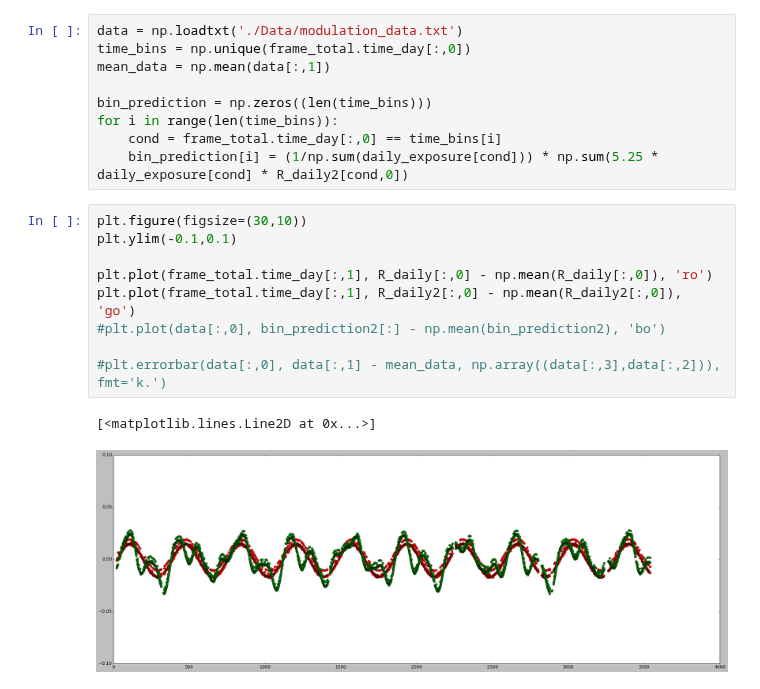
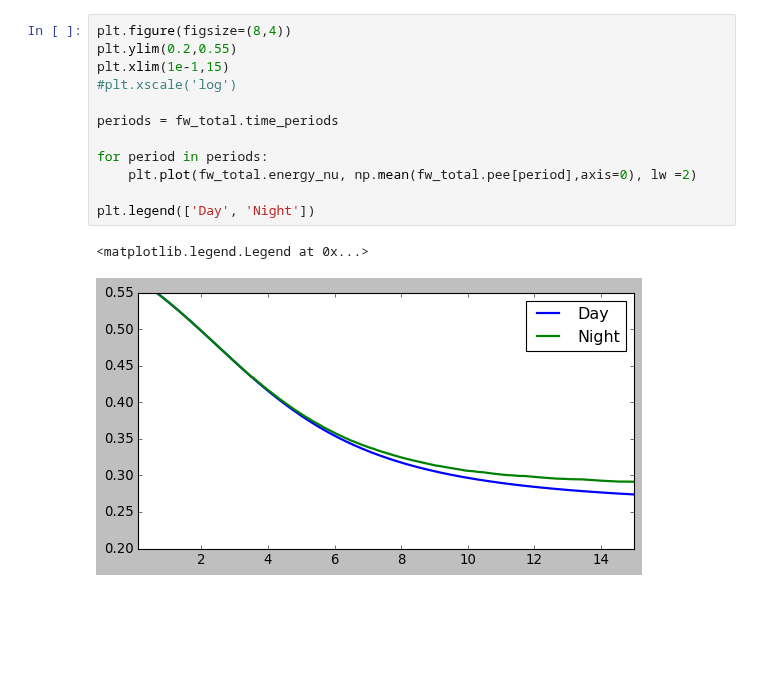
Before and after one commit to SaeedAnsarifard/NeuMod, a Jupyter notebook: Tutorial_DN.ipynb, the cells around one changed output. Drawn from its saved outputs; the diff is of its cells as text; blank space fills up the shorter version.

```diff
--- a/Tutorial_DN.ipynb
+++ b/Tutorial_DN.ipynb
@@ -137,21 +70,15 @@ plt.legend(['R_daily', 'R_day', 'R_night'])
-# %%
-data = np.loadtxt('./Data/modulation_data.txt')
-time_bins = np.unique(frame_total.time_day[:,0])
-mean_data = np.mean(data[:,1])
-
-bin_prediction = np.zeros((len(time_bins)))
-for i in range(len(time_bins)):
-    cond = frame_total.time_day[:,0] == time_bins[i]
-    bin_prediction[i] = (1/np.sum(daily_exposure[cond])) * np.sum(5.25 * daily_exposure[cond] * R_daily2[cond,0])
-# %%
-plt.figure(figsize=(30,10))
-plt.ylim(-0.1,0.1)
-
-plt.plot(frame_total.time_day[:,1], R_daily[:,0] - np.mean(R_daily[:,0]), 'ro')
-plt.plot(frame_total.time_day[:,1], R_daily2[:,0] - np.mean(R_daily2[:,0]), 'go')
-#plt.plot(data[:,0], bin_prediction2[:] - np.mean(bin_prediction2), 'bo')
-
-#plt.errorbar(data[:,0], data[:,1] - mean_data, np.array((data[:,3],data[:,2])), fmt='k.')
-# %% [output]
-[<matplotlib.lines.Line2D at 0x...>]
-[figure, removed]
+# %%
+plt.figure(figsize=(8,4))
+plt.ylim(0.2,0.55)
+plt.xlim(1e-1,15)
+#plt.xscale('log')
+
+periods = fw_total.time_periods
+
+for period in periods:
+    plt.plot(fw_total.energy_nu, np.mean(fw_total.pee[period],axis=0), lw =2)
+
+plt.legend(['Day', 'Night'])
+# %% [output]
+<matplotlib.legend.Legend at 0x...>
+[figure, added]
```
Also changed, not shown: parts of 11 cells of this notebook, 29 other files.
